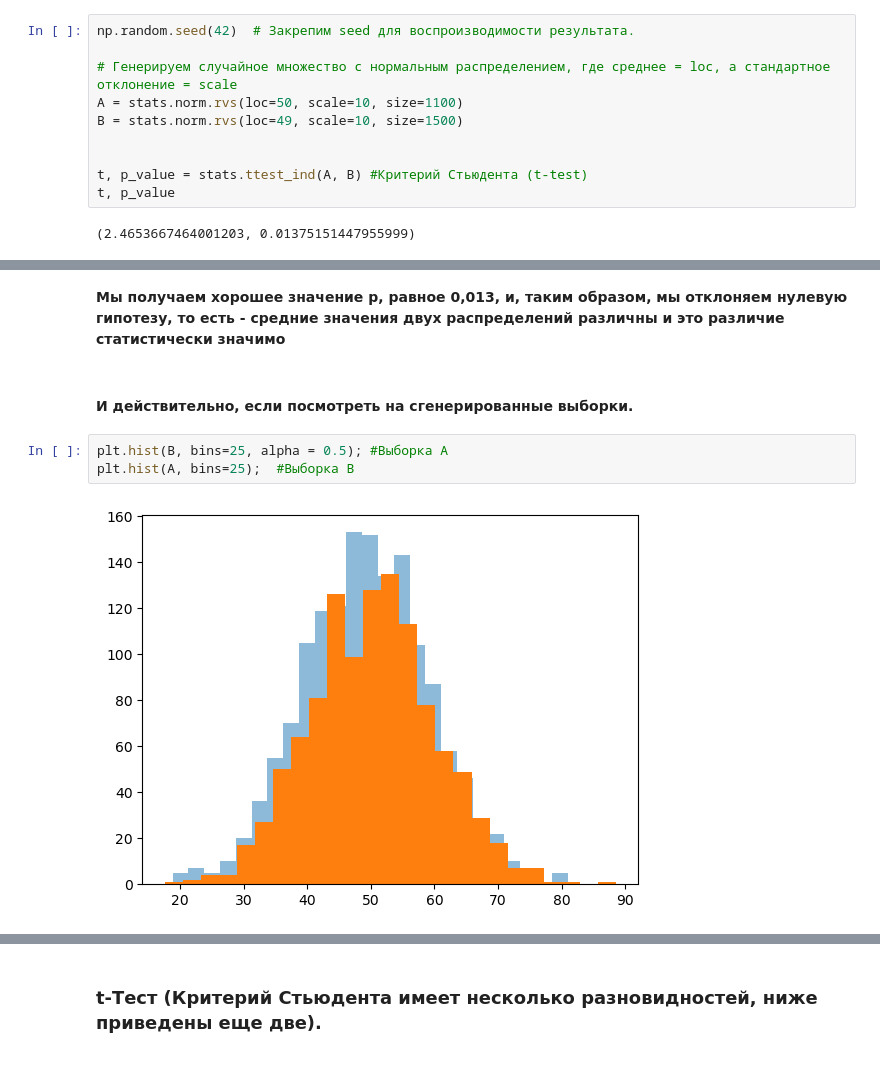
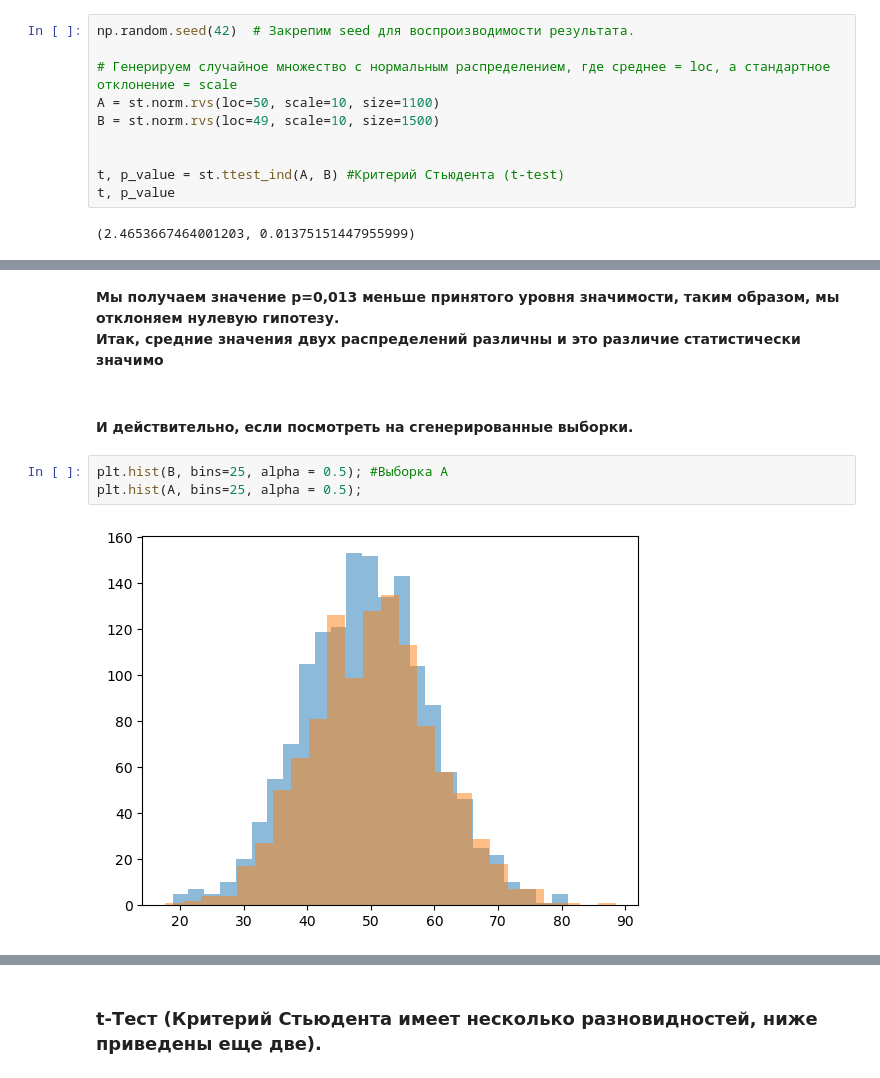
Before and after one commit to IgorBeHolder/Netology, a Jupyter notebook: Netology stats_Confidential_intervals HW.ipynb, the cells around one changed output, grey strips where cells are left out. Drawn from its saved outputs; the diff is of its cells as text.

```diff
--- a/Netology stats_Confidential_intervals HW.ipynb
+++ b/Netology stats_Confidential_intervals HW.ipynb
@@ -251,11 +233,11 @@ st.norm.ppf(0.95, loc=0, scale=1)
 np.random.seed(42)  # Закрепим seed для воспроизводимости результата.
 
 # Генерируем случайное множество с нормальным распределением, где среднее = loc, а стандартное отклонение = scale
-A = stats.norm.rvs(loc=50, scale=10, size=1100)
-B = stats.norm.rvs(loc=49, scale=10, size=1500)
+A = st.norm.rvs(loc=50, scale=10, size=1100)
+B = st.norm.rvs(loc=49, scale=10, size=1500)
 
 
-t, p_value = stats.ttest_ind(A, B) #Критерий Стьюдента (t-test)
+t, p_value = st.ttest_ind(A, B) #Критерий Стьюдента (t-test)
 t, p_value
 # %% [output]
 (2.4653667464001203, 0.01375151447955999)
@@ -264,14 +246,15 @@ stats.ttest_ind(A, B, equal_var = False)
 # %% [output]
 Ttest_indResult(statistic=2.472112679960154, pvalue=0.013500837093626573)
 # %% [markdown]
-**Мы получаем хорошее значение p, равное 0,013, и, таким образом, мы отклоняем нулевую гипотезу, то есть - средние значения двух распределений различны и это различие статистически значимо**
+**Мы получаем значение p=0,013 меньше принятого уровня значимости, таким образом, мы отклоняем нулевую гипотезу.
+Итак, средние значения двух распределений различны и это различие статистически значимо**
 # %% [markdown]
 #### И действительно, если посмотреть на сгенерированные выборки.
 # %%
 plt.hist(B, bins=25, alpha = 0.5); #Выборка A
-plt.hist(A, bins=25);  #Выборка B
+plt.hist(A, bins=25, alpha = 0.5);
 # %% [output]
-[figure, old version]
+[figure, new version]
 # %%
 plt.boxplot([A,B], notch= True);
 plt.grid(linestyle=':', linewidth=0.3)
```
Also changed, not shown: parts of 91 cells of this notebook, 3 other files.
